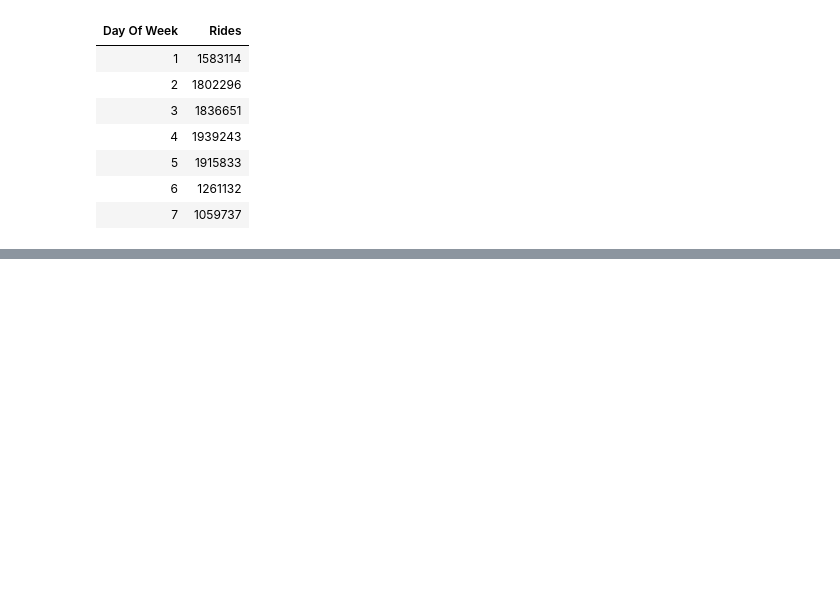
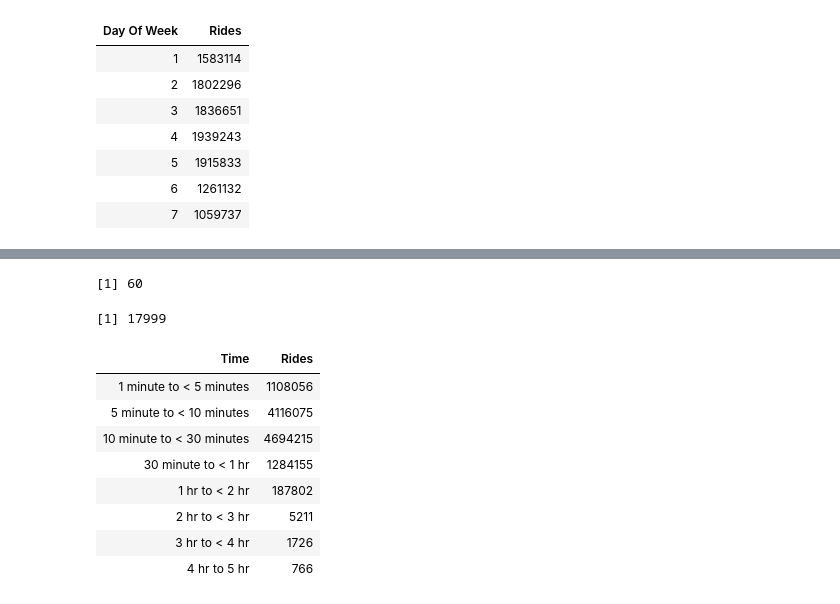
Before and after one commit to Rg3n0v4/bigYellowTaxi, a Jupyter notebook: ScrapNotebook.ipynb, the cells around one changed output, grey strips where cells are left out. Saved outputs shown, nothing was run; the diff lists cells and outputs as text; code cells hidden in the pictures; blank space fills up the shorter version.

```diff
--- a/ScrapNotebook.ipynb
+++ b/ScrapNotebook.ipynb
@@ -225,0 +277,35 @@ max(data$Trip.Miles)
+# %%
+#Aggregate by Trip Time
+print(min(updateData$Trip.Seconds))
+max(updateData$Trip.Seconds)
+
+# #Add to global
+time_bin <- c("1 minute to < 5 minutes", "5 minute to < 10 minutes", "10 minute to < 30 minutes", "30 minute to < 1 hr", "1 hr to < 2 hr", "2 hr to < 3 hr", "3 hr to < 4 hr", "4 hr to 5 hr")
+
+# #Actual code to get data frame
+bin_data = data.frame(updateData)
+bin_data$Time_Bin <- NA
+bin_data$Time_Bin[bin_data$Trip.Seconds >= 60 & bin_data$Trip.Seconds < 300] <- time_bin[1]
+bin_data$Time_Bin[bin_data$Trip.Seconds >= 300 & bin_data$Trip.Seconds < 600] <- time_bin[2]
+bin_data$Time_Bin[bin_data$Trip.Seconds >= 600 & bin_data$Trip.Seconds < 1800] <- time_bin[3]
+bin_data$Time_Bin[bin_data$Trip.Seconds >= 1800 & bin_data$Trip.Seconds < 3600] <- time_bin[4]
+bin_data$Time_Bin[bin_data$Trip.Seconds >= 3600 & bin_data$Trip.Seconds < 7200] <- time_bin[5]
+bin_data$Time_Bin[bin_data$Trip.Seconds >= 7200 & bin_data$Trip.Seconds < 10800] <- time_bin[6]
+bin_data$Time_Bin[bin_data$Trip.Seconds >= 10800 & bin_data$Trip.Seconds < 14400] <- time_bin[7]
+bin_data$Time_Bin[bin_data$Trip.Seconds >= 14400 & bin_data$Trip.Seconds < 18000] <- time_bin[8]
+bin_data$Time_Bin <- factor(bin_data$Time_Bin, levels = time_bin, ordered = TRUE)
+noFilter_byBinnedTime <- aggregate(bin_data[,1], by=list(bin_data$Time_Bin), FUN=length)
+colnames(noFilter_byBinnedTime) <- c("Time", "Rides")
+noFilter_byBinnedTime
+# %% [output]
+[1] 60
+[1] 17999
+| Time | Rides |
+| 1 minute to < 5 minutes | 1108056 |
+| 5 minute to < 10 minutes | 4116075 |
+| 10 minute to < 30 minutes | 4694215 |
+| 30 minute to < 1 hr | 1284155 |
+| 1 hr to < 2 hr | 187802 |
+| 2 hr to < 3 hr | 5211 |
+| 3 hr to < 4 hr | 1726 |
+| 4 hr to 5 hr | 766 |
```
Also changed, not shown: parts of 6 cells of this notebook.
